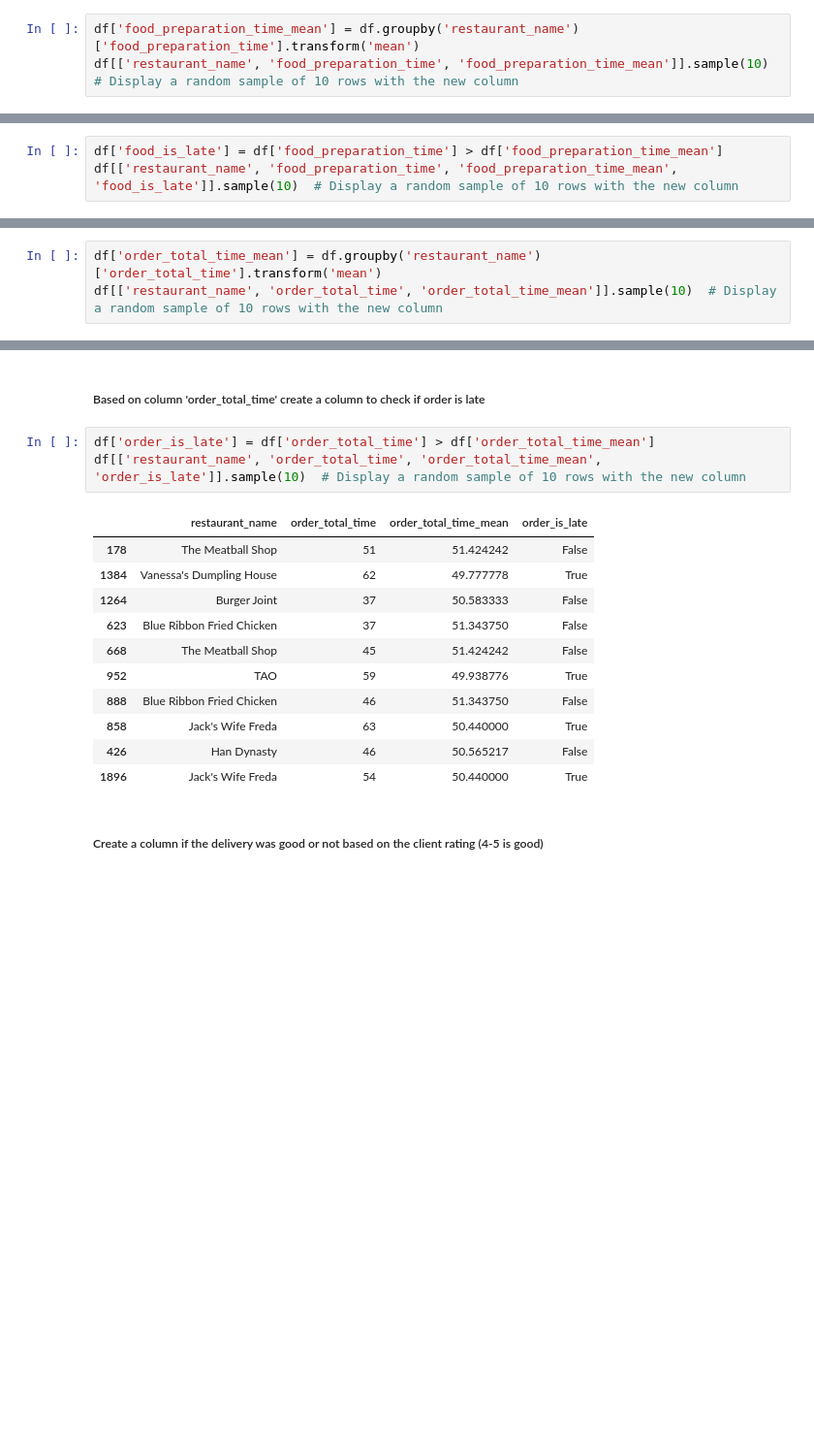
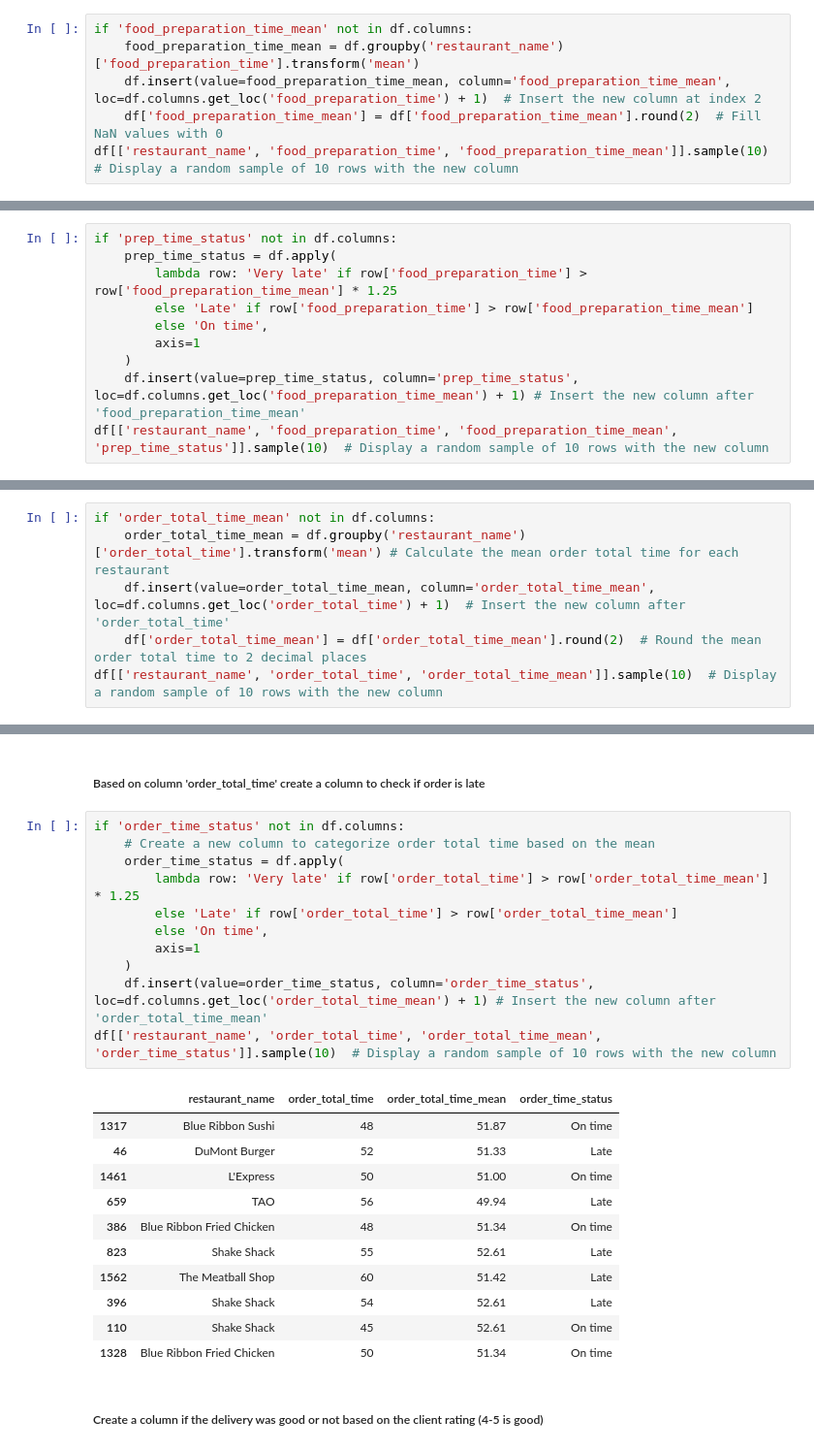
Before and after one commit to J3SSY-ANDU/Food-Delivery-Data-Analysis, a Jupyter notebook: notebooks/food_delivery_orders_eda.ipynb, the cells around one changed output, grey strips where cells are left out. Shown at 97% size. Saved outputs shown, nothing was run; the diff lists cells and outputs as text; blank space fills up the shorter version.

Commit message:
check for errors in logic, update of generated columns in feature engineering section

```diff
--- a/notebooks/food_delivery_orders_eda.ipynb
+++ b/notebooks/food_delivery_orders_eda.ipynb
@@ -204,7 +204,10 @@ df[['order_id', 'order_total_time']].sample(10)  # Display a random sample of 10
 # %% [markdown]
 ##### Add a food_preparation_time_mean column to help the restaurant improve food preparation times
 # %%
-df['food_preparation_time_mean'] = df.groupby('restaurant_name')['food_preparation_time'].transform('mean')
+if 'food_preparation_time_mean' not in df.columns:
+    food_preparation_time_mean = df.groupby('restaurant_name')['food_preparation_time'].transform('mean')
+    df.insert(value=food_preparation_time_mean, column='food_preparation_time_mean', loc=df.columns.get_loc('food_preparation_time') + 1)  # Insert the new column at index 2
+    df['food_preparation_time_mean'] = df['food_preparation_time_mean'].round(2)  # Fill NaN values with 0
 df[['restaurant_name', 'food_preparation_time', 'food_preparation_time_mean']].sample(10)  # Display a random sample of 10 rows with the new column
 # %% [output]
 |  | restaurant_name | food_preparation_time | food_preparation_time_mean |
@@ -230,6 +233,13 @@ df[df['restaurant_name'] == 'Sushi of Gari 46'][['restaurant_name', 'food_prepar
 # %% [markdown]
 ##### Based on the new added column 'food_preparation_time_mean' create a column to check if food is late.
 # %%
-df['food_is_late'] = df['food_preparation_time'] > df['food_preparation_time_mean']
-df[['restaurant_name', 'food_preparation_time', 'food_preparation_time_mean', 'food_is_late']].sample(10)  # Display a random sample of 10 rows with the new column
+if 'prep_time_status' not in df.columns:
+    prep_time_status = df.apply(
+        lambda row: 'Very late' if row['food_preparation_time'] > row['food_preparation_time_mean'] * 1.25
+        else 'Late' if row['food_preparation_time'] > row['food_preparation_time_mean']
+        else 'On time',
+        axis=1
+    )
+    df.insert(value=prep_time_status, column='prep_time_status', loc=df.columns.get_loc('food_preparation_time_mean') + 1) # Insert the new column after 'food_preparation_time_mean'
+df[['restaurant_name', 'food_preparation_time', 'food_preparation_time_mean', 'prep_time_status']].sample(10)  # Display a random sample of 10 rows with the new column
 # %% [output]
@@ -247,7 +257,10 @@ df[['restaurant_name', 'food_preparation_time', 'food_preparation_time_mean', 'f
 # %% [markdown]
 ##### Add an order_total_time_mean column
 # %%
-df['order_total_time_mean'] = df.groupby('restaurant_name')['order_total_time'].transform('mean')
+if 'order_total_time_mean' not in df.columns:
+    order_total_time_mean = df.groupby('restaurant_name')['order_total_time'].transform('mean') # Calculate the mean order total time for each restaurant
+    df.insert(value=order_total_time_mean, column='order_total_time_mean', loc=df.columns.get_loc('order_total_time') + 1)  # Insert the new column after 'order_total_time'
+    df['order_total_time_mean'] = df['order_total_time_mean'].round(2)  # Round the mean order total time to 2 decimal places
 df[['restaurant_name', 'order_total_time', 'order_total_time_mean']].sample(10)  # Display a random sample of 10 rows with the new column
 # %% [output]
 |  | restaurant_name | order_total_time | order_total_time_mean |
@@ -273,20 +286,28 @@ df[df['restaurant_name'] == 'Sushi of Gari 46'][['restaurant_name', 'order_total
 # %% [markdown]
 ##### Based on column 'order_total_time' create a column to check if order is late
 # %%
-df['order_is_late'] = df['order_total_time'] > df['order_total_time_mean']
-df[['restaurant_name', 'order_total_time', 'order_total_time_mean', 'order_is_late']].sample(10)  # Display a random sample of 10 rows with the new column
+if 'order_time_status' not in df.columns:
+    # Create a new column to categorize order total time based on the mean
+    order_time_status = df.apply(
+        lambda row: 'Very late' if row['order_total_time'] > row['order_total_time_mean'] * 1.25
+        else 'Late' if row['order_total_time'] > row['order_total_time_mean']
+        else 'On time',
+        axis=1
+    )
+    df.insert(value=order_time_status, column='order_time_status', loc=df.columns.get_loc('order_total_time_mean') + 1) # Insert the new column after 'order_total_time_mean'
+df[['restaurant_name', 'order_total_time', 'order_total_time_mean', 'order_time_status']].sample(10)  # Display a random sample of 10 rows with the new column
 # %% [output]
-|  | restaurant_name | order_total_time | order_total_time_mean | order_is_late |
-| 178 | The Meatball Shop | 51 | 51.424242 | False |
-| 1384 | Vanessa's Dumpling House | 62 | 49.777778 | True |
-| 1264 | Burger Joint | 37 | 50.583333 | False |
-| 623 | Blue Ribbon Fried Chicken | 37 | 51.343750 | False |
-| 668 | The Meatball Shop | 45 | 51.424242 | False |
-| 952 | TAO | 59 | 49.938776 | True |
-| 888 | Blue Ribbon Fried Chicken | 46 | 51.343750 | False |
-| 858 | Jack's Wife Freda | 63 | 50.440000 | True |
-| 426 | Han Dynasty | 46 | 50.565217 | False |
-| 1896 | Jack's Wife Freda | 54 | 50.440000 | True |
+|  | restaurant_name | order_total_time | order_total_time_mean | order_time_status |
+| 1317 | Blue Ribbon Sushi | 48 | 51.87 | On time |
+| 46 | DuMont Burger | 52 | 51.33 | Late |
+| 1461 | L'Express | 50 | 51.00 | On time |
+| 659 | TAO | 56 | 49.94 | Late |
+| 386 | Blue Ribbon Fried Chicken | 48 | 51.34 | On time |
+| 823 | Shake Shack | 55 | 52.61 | Late |
+| 1562 | The Meatball Shop | 60 | 51.42 | Late |
+| 396 | Shake Shack | 54 | 52.61 | Late |
+| 110 | Shake Shack | 45 | 52.61 | On time |
+| 1328 | Blue Ribbon Fried Chicken | 50 | 51.34 | On time |
 # %% [markdown]
 ##### Create a column if the delivery was good or not based on the client rating (4-5 is good)
 # %%
```
Also changed, not shown: parts of 9 cells of this notebook.
